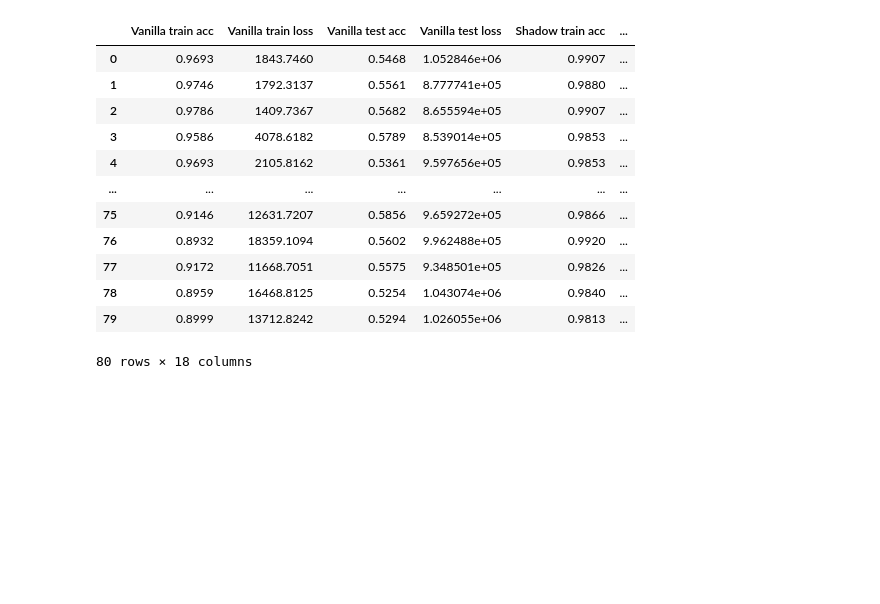
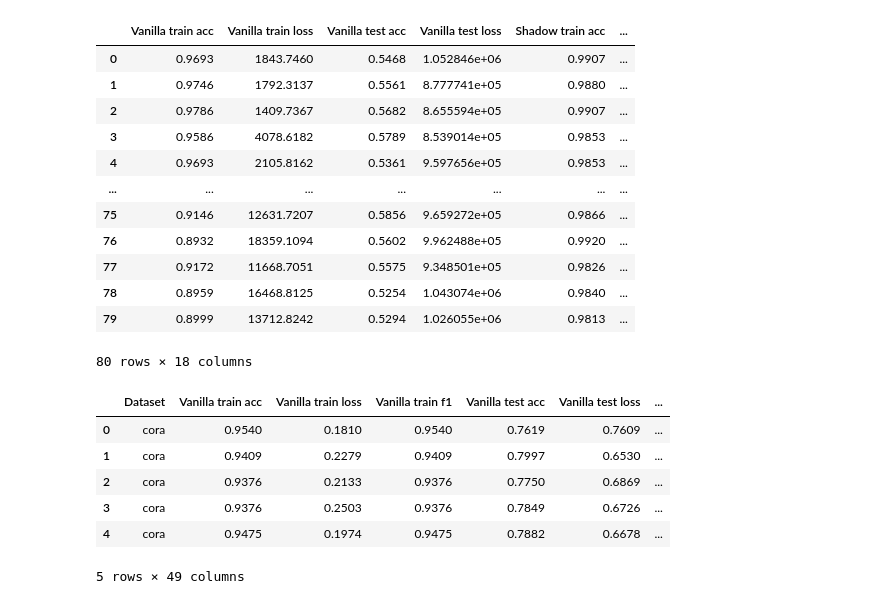
Before and after one commit to Jean-Yifan-Sun/my_DPGCN, a Jupyter notebook: plot_res.ipynb, the cells around one changed output. Cells and saved outputs as stored; diff of their text form; code cells hidden in the pictures; blank space fills up the shorter version.

```diff
--- a/plot_res.ipynb
+++ b/plot_res.ipynb
@@ -74,0 +81,11 @@ citeseer_dfs
+# %%
+total_parms = pd.read_csv('/mnt/ssd1/sunyifan/WorkStation/dpuf/my_DPGCN/total_params.csv',index_col=0)
+total_parms.head()
+# %% [output]
+|  | Dataset | Vanilla train acc | Vanilla train loss | Vanilla train f1 | Vanilla test acc | Vanilla test loss | ... |
+| 0 | cora | 0.9540 | 0.1810 | 0.9540 | 0.7619 | 0.7609 | ... |
+| 1 | cora | 0.9409 | 0.2279 | 0.9409 | 0.7997 | 0.6530 | ... |
+| 2 | cora | 0.9376 | 0.2133 | 0.9376 | 0.7750 | 0.6869 | ... |
+| 3 | cora | 0.9376 | 0.2503 | 0.9376 | 0.7849 | 0.6726 | ... |
+| 4 | cora | 0.9475 | 0.1974 | 0.9475 | 0.7882 | 0.6678 | ... |
+5 rows × 49 columns
```
Also changed, not shown: parts of 15 cells of this notebook, 11 other files.
